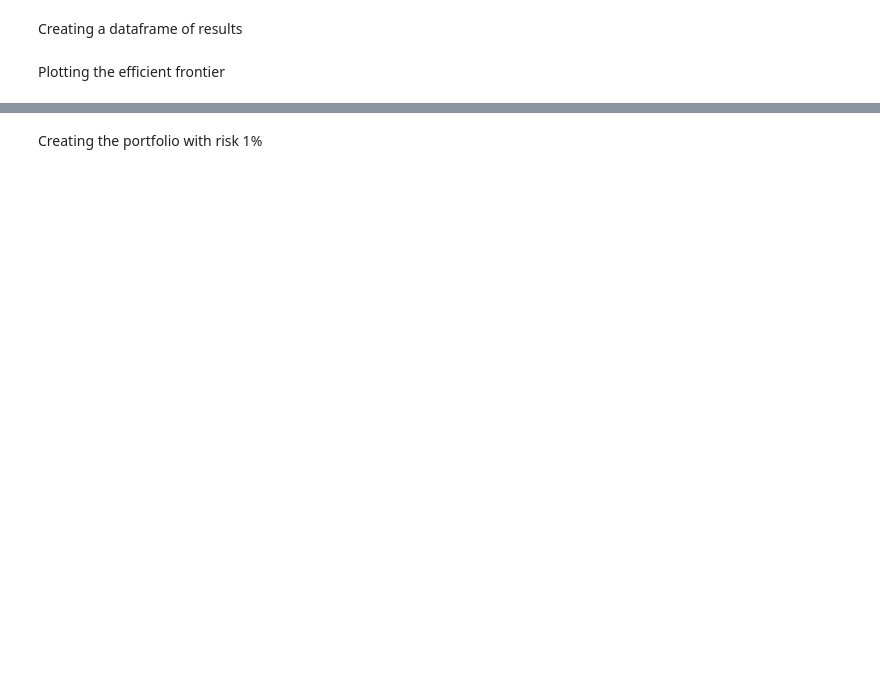
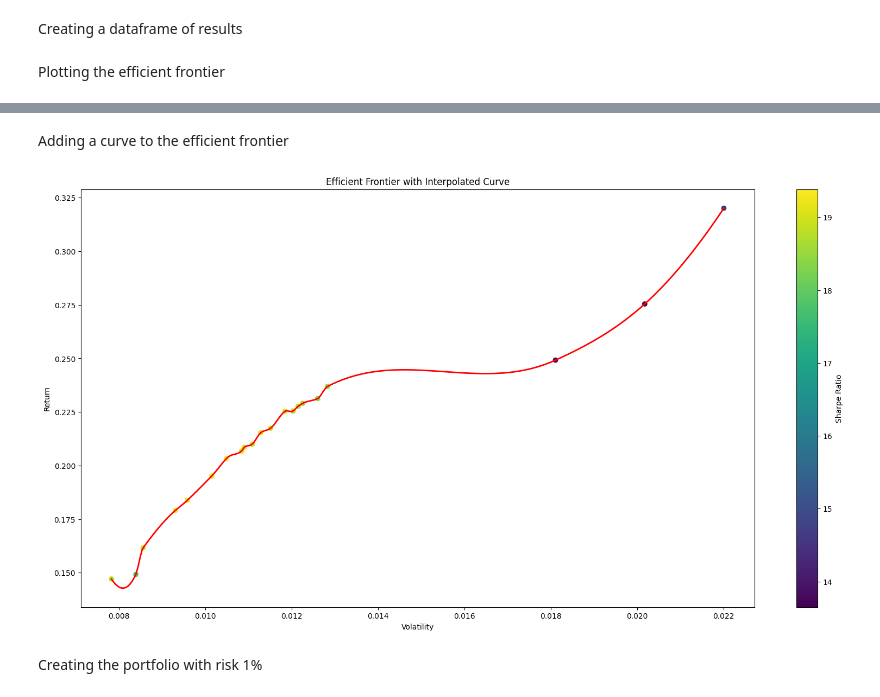
Before and after one commit to DilshanSonnadara/Quantum_Computing_Research, a Jupyter notebook: Quantum_Reformulated_Markowitz.ipynb, the cells around one changed output, grey strips where cells are left out. Drawn from its saved outputs; the diff is of its cells as text; code cells hidden in the pictures; blank space fills up the shorter version.

```diff
--- a/Quantum_Reformulated_Markowitz.ipynb
+++ b/Quantum_Reformulated_Markowitz.ipynb
@@ -771,3 +636,38 @@ for i, result in enumerate(results_list, start=1):
+# %% [markdown]
+Adding a curve to the efficient frontier
+# %%
+from scipy.interpolate import Akima1DInterpolator
+
+# RRenaming the dataframw
+df_reformulated = filtered_df
+
+# Create the Akima interpolator
+akima_interpolator = Akima1DInterpolator(df_reformulated['risk_value'], df_reformulated['total_return'])
+
+# Generate more x values for a smooth curve
+x_fine = np.linspace(df_reformulated['risk_value'].min(), df_reformulated['risk_value'].max(), 300)
+
+# Evaluate the interpolator to get y values
+y_fine = akima_interpolator(x_fine)
+
+plt.figure(figsize=(20, 10))
+
+# Scatter plot of the original data points
+plt.scatter(df_reformulated["risk_value"], df_reformulated["total_return"], c=df_reformulated["Sharpe_Ratio"], cmap='viridis')
+
+# Plot the smooth curve
+plt.plot(x_fine, y_fine, 'r-', linewidth=2)
+
+# Adding a colorbar
+plt.colorbar(label='Sharpe Ratio')
+
+# Labels and title
+plt.xlabel('Volatility')
+plt.ylabel('Return')
+plt.title('Efficient Frontier with Interpolated Curve')
+plt.show()
+# %% [output]
+[figure, added]
 # %% [markdown]
 Creating the portfolio with risk 1%
 # %%
```
Also changed, not shown: parts of 40 cells of this notebook.
